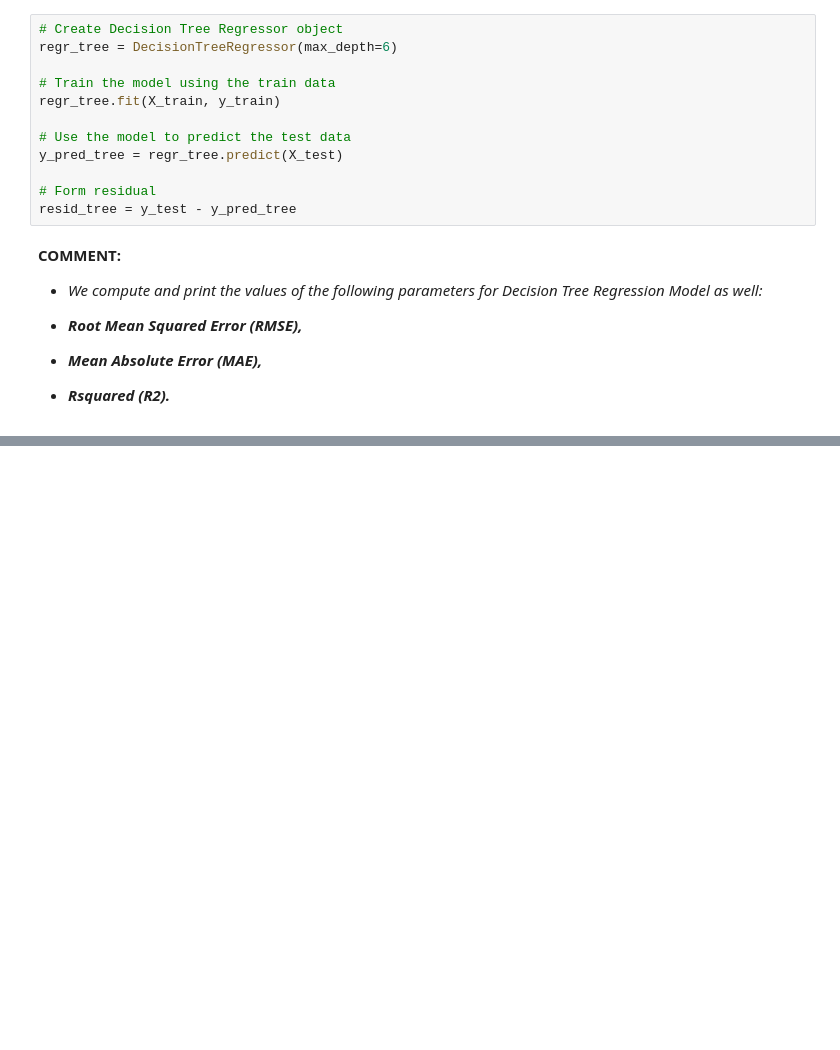
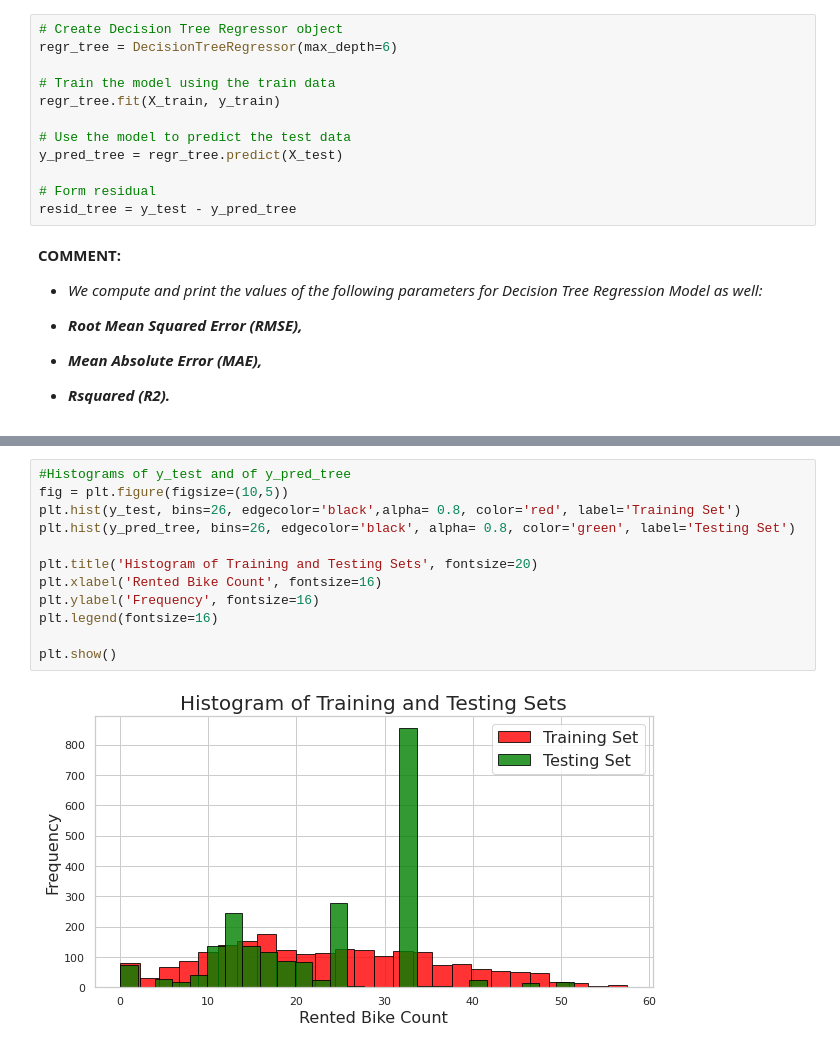
Before and after one commit to Madhu-95/Capstone2_ML_Regression, a Jupyter notebook: Bike_Sharing_Demand_Prediction_Capstone_Project(Supervised_ML)_by_MADHU_KUMARI.ipynb, the cells around one changed output, grey strips where cells are left out. Cells and saved outputs as stored; diff of their text form; blank space fills up the shorter version.

```diff
--- a/Bike_Sharing_Demand_Prediction_Capstone_Project(Supervised_ML)_by_MADHU_KUMARI.ipynb
+++ b/Bike_Sharing_Demand_Prediction_Capstone_Project(Supervised_ML)_by_MADHU_KUMARI.ipynb
@@ -911,0 +918,14 @@ The Rsquared value is 0.6826180496264773
+# %%
+#Histograms of y_test and of y_pred_tree
+fig = plt.figure(figsize=(10,5))
+plt.hist(y_test, bins=26, edgecolor='black',alpha= 0.8, color='red', label='Training Set')
+plt.hist(y_pred_tree, bins=26, edgecolor='black', alpha= 0.8, color='green', label='Testing Set')
+
+plt.title('Histogram of Training and Testing Sets', fontsize=20)
+plt.xlabel('Rented Bike Count', fontsize=16)
+plt.ylabel('Frequency', fontsize=16)
+plt.legend(fontsize=16)
+
+plt.show()
+# %% [output]
+[figure, added]
```
Also changed, not shown: parts of 16 cells of this notebook.
